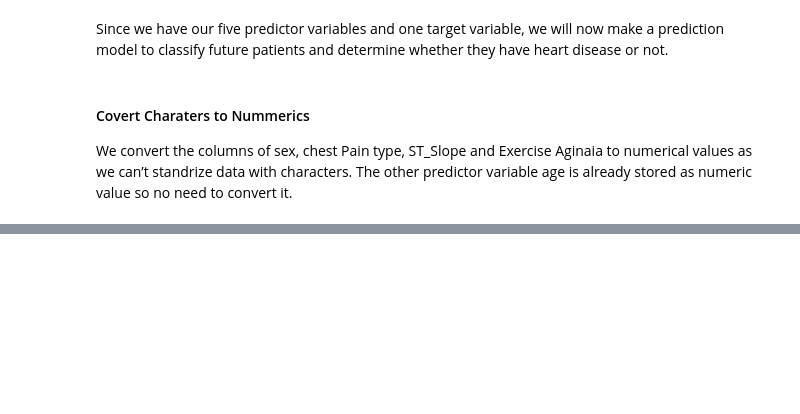
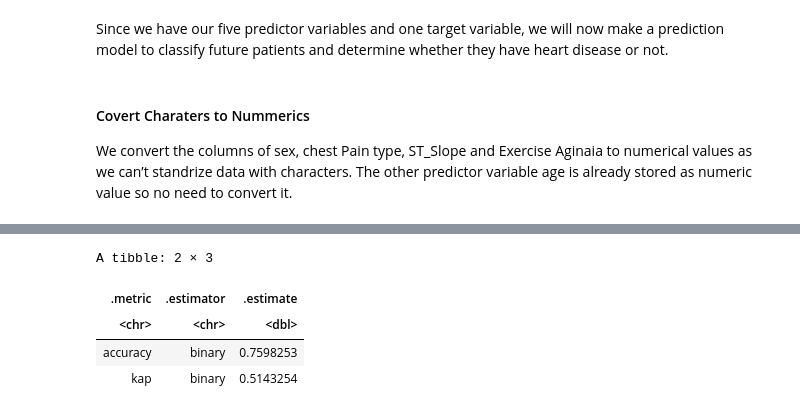
Before and after one commit to Simpson1104/Group-Proposal, a Jupyter notebook: Wrangling_data.ipynb, the cells around one changed output, grey strips where cells are left out. Saved outputs shown, nothing was run; the diff lists cells and outputs as text; code cells hidden in the pictures; blank space fills up the shorter version.

```diff
--- a/Wrangling_data.ipynb
+++ b/Wrangling_data.ipynb
@@ -416,0 +434,58 @@ Age + Sex + ChestPainType + MaxHR
+# %%
+set.seed(8)
+knn_tune <- nearest_neighbor(weight_func = "rectangular", neighbors = tune()) %>%
+            set_engine("kknn") %>%
+            set_mode("classification")
+
+heart_recipe <- recipe(HeartDisease ~ Age + Sex + ChestPainType + RestingBP + Cholesterol + FastingBS + RestingECG + MaxHR +
+                       ExerciseAngina + Oldpeak + ST_Slope, data = heart_train) %>%
+                step_scale(all_predictors()) %>%
+                step_center(all_predictors())
+
+heart_vfold <- vfold_cv(heart_train, v = 5, strata = HeartDisease)
+
+heart_workflow <- workflow() %>%
+                  add_recipe(heart_recipe) %>%
+                  add_model(knn_tune)
+
+gridvals <- tibble(neighbors = seq(from = 1, to = 20))
+
+heart_results <- heart_workflow %>%
+                 tune_grid(resamples = heart_vfold, grid = gridvals) %>%
+                 collect_metrics()
+
+heart_min <- heart_results %>%
+             filter(.metric == "accuracy") %>%
+             arrange(mean) %>%
+             head(n = 1)
+
+accuracy_versus_k <- ggplot(heart_results, aes(x = neighbors, y = mean))+
+                     geom_point() +
+                     geom_line() +
+                     labs(x = "Neighbors", y = "Accuracy Estimate")
+
+k_min <- heart_min %>%
+         pull(neighbors)
+
+knn_best <- nearest_neighbor(weight_func = "rectangular", neighbors = k_min) %>%
+            set_engine("kknn") %>%
+            set_mode("classification")
+
+heart_best_fit <- workflow() %>%
+                  add_recipe(heart_recipe) %>%
+                  add_model(knn_best) %>%
+                  fit(data = heart_train)
+
+heart_test_predictions <- predict(heart_best_fit, heart_test) %>%
+                          bind_cols(heart_test)
+
+heart_summary <- heart_test_predictions %>%
+                 metrics(truth = HeartDisease, estimate = .pred_class)
+
+heart_summary
+# %% [output]
+A tibble: 2 × 3
+| .metric | .estimator | .estimate |
+| <chr> | <chr> | <dbl> |
+| accuracy | binary | 0.7598253 |
+| kap | binary | 0.5143254 |
```
Also changed, not shown: parts of 21 cells of this notebook.
